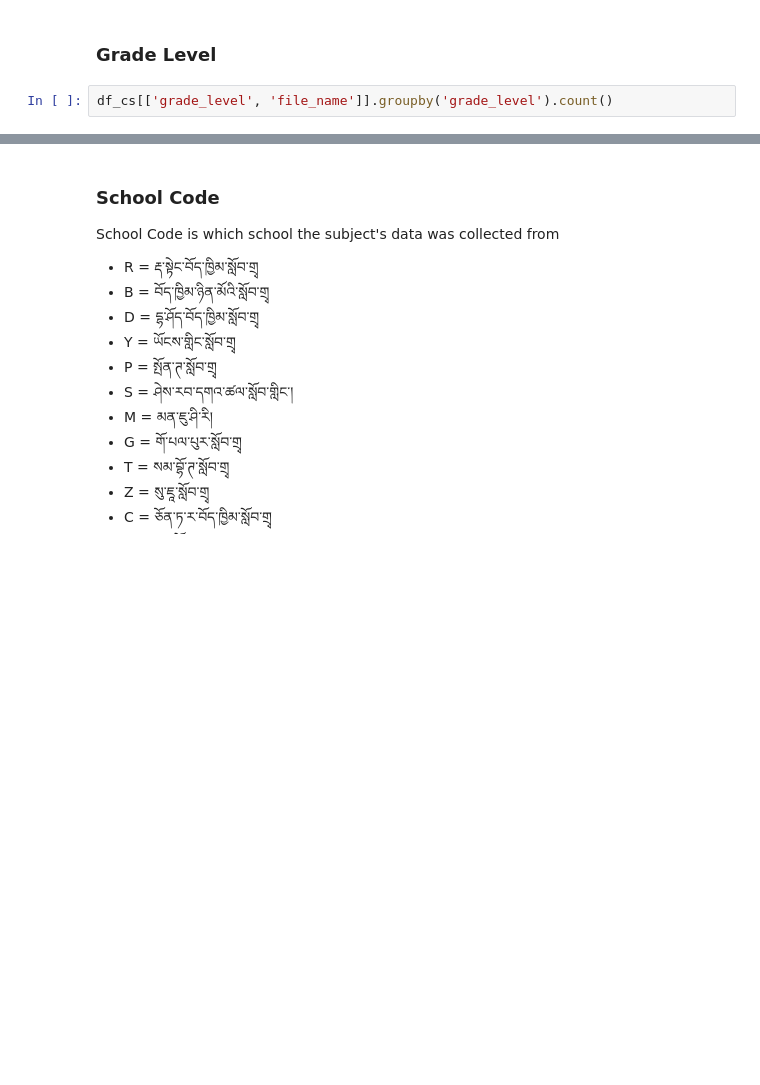
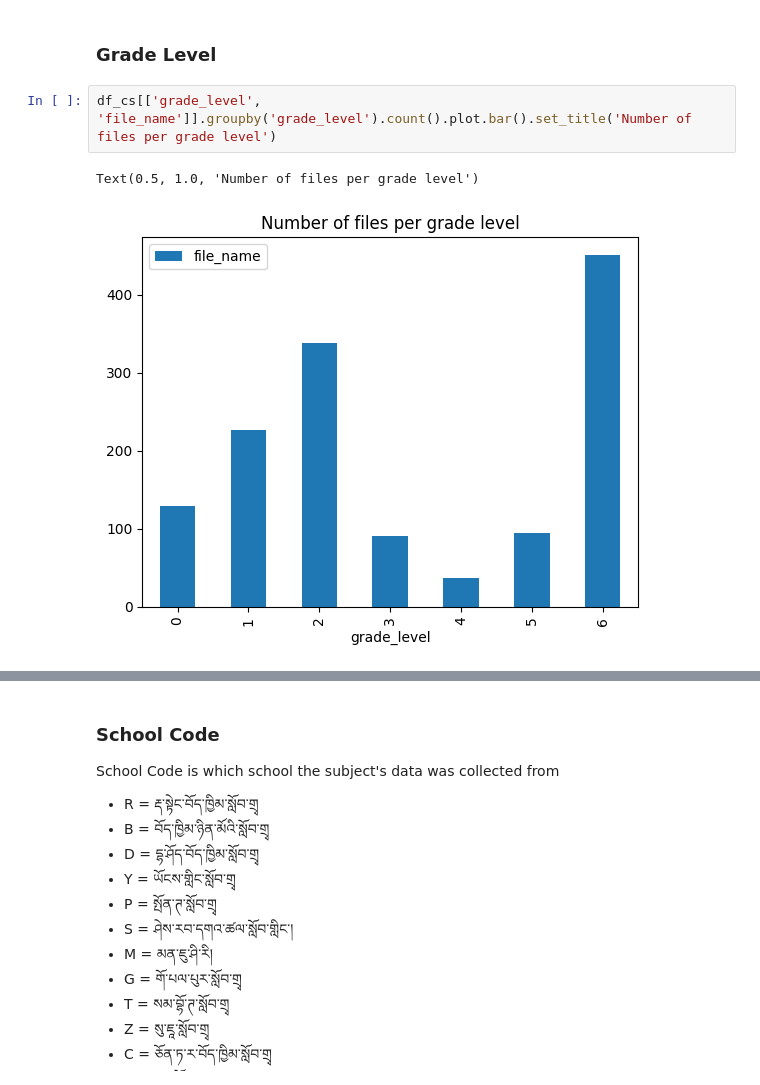
Before and after one commit to OpenPecha/stt-model-evaluation, a Jupyter notebook: evaluate.ipynb, the cells around one changed output, grey strips where cells are left out. Drawn from its saved outputs; the diff is of its cells as text; blank space fills up the shorter version.

```diff
--- a/evaluate.ipynb
+++ b/evaluate.ipynb
@@ -240,5 +331,8 @@ df_cs[['gender', 'cer']].groupby('gender').mean('cer')
 # %% [markdown]
 ### Grade Level
 # %%
-df_cs[['grade_level', 'file_name']].groupby('grade_level').count()
+df_cs[['grade_level', 'file_name']].groupby('grade_level').count().plot.bar().set_title('Number of files per grade level')
+# %% [output]
+Text(0.5, 1.0, 'Number of files per grade level')
+[figure, added]
 # %%
```
Also changed, not shown: parts of 27 cells of this notebook, 1 other file.
